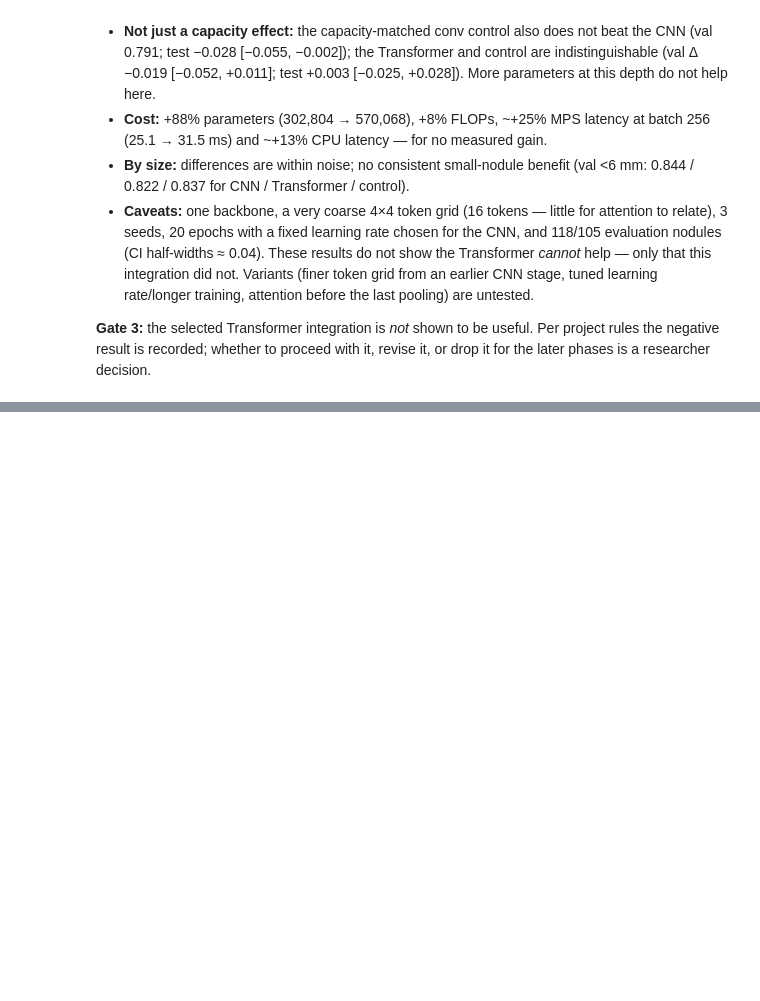
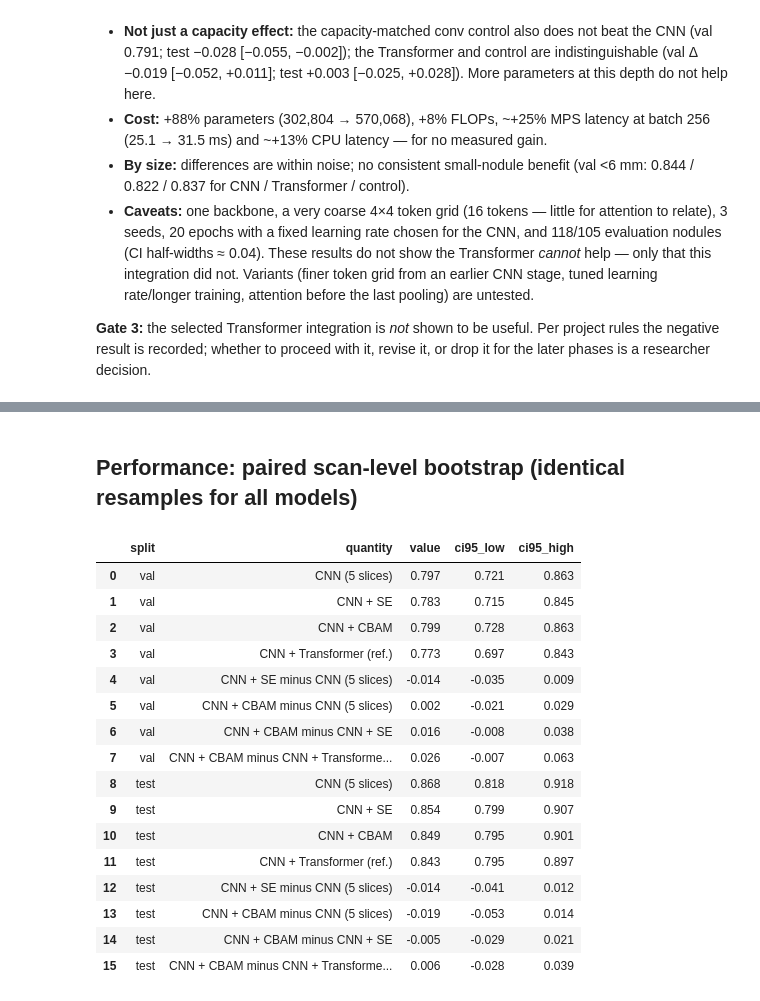
Before and after one commit to VISHAL662004/BTP, a Jupyter notebook: notebooks/05_model_analysis.ipynb, the cells around one changed output, grey strips where cells are left out. Saved outputs shown, nothing was run; the diff lists cells and outputs as text; code cells hidden in the pictures; blank space fills up the shorter version.

```diff
--- a/notebooks/05_model_analysis.ipynb
+++ b/notebooks/05_model_analysis.ipynb
@@ -89,0 +104,23 @@ display(Image(f'{F}/phase7_by_size.png'))
+# %% [markdown]
+## Performance: paired scan-level bootstrap (identical resamples for all models)
+# %%
+rows = [{'split': s, 'quantity': k, 'value': v.get('cpm_mean', v.get('delta_cpm')), 'ci95_low': v['ci95'][0], 'ci95_high': v['ci95'][1]} for s in ('val', 'test') for k, v in P8['bootstrap'][s].items()]
+pd.DataFrame(rows).round(3)
+# %% [output]
+|  | split | quantity | value | ci95_low | ci95_high |
+| 0 | val | CNN (5 slices) | 0.797 | 0.721 | 0.863 |
+| 1 | val | CNN + SE | 0.783 | 0.715 | 0.845 |
+| 2 | val | CNN + CBAM | 0.799 | 0.728 | 0.863 |
+| 3 | val | CNN + Transformer (ref.) | 0.773 | 0.697 | 0.843 |
+| 4 | val | CNN + SE minus CNN (5 slices) | -0.014 | -0.035 | 0.009 |
+| 5 | val | CNN + CBAM minus CNN (5 slices) | 0.002 | -0.021 | 0.029 |
+| 6 | val | CNN + CBAM minus CNN + SE | 0.016 | -0.008 | 0.038 |
+| 7 | val | CNN + CBAM minus CNN + Transforme... | 0.026 | -0.007 | 0.063 |
+| 8 | test | CNN (5 slices) | 0.868 | 0.818 | 0.918 |
+| 9 | test | CNN + SE | 0.854 | 0.799 | 0.907 |
+| 10 | test | CNN + CBAM | 0.849 | 0.795 | 0.901 |
+| 11 | test | CNN + Transformer (ref.) | 0.843 | 0.795 | 0.897 |
+| 12 | test | CNN + SE minus CNN (5 slices) | -0.014 | -0.041 | 0.012 |
+| 13 | test | CNN + CBAM minus CNN (5 slices) | -0.019 | -0.053 | 0.014 |
+| 14 | test | CNN + CBAM minus CNN + SE | -0.005 | -0.029 | 0.021 |
+| 15 | test | CNN + CBAM minus CNN + Transforme... | 0.006 | -0.028 | 0.039 |
```
Also changed, not shown: parts of 8 cells of this notebook, 56 other files.
